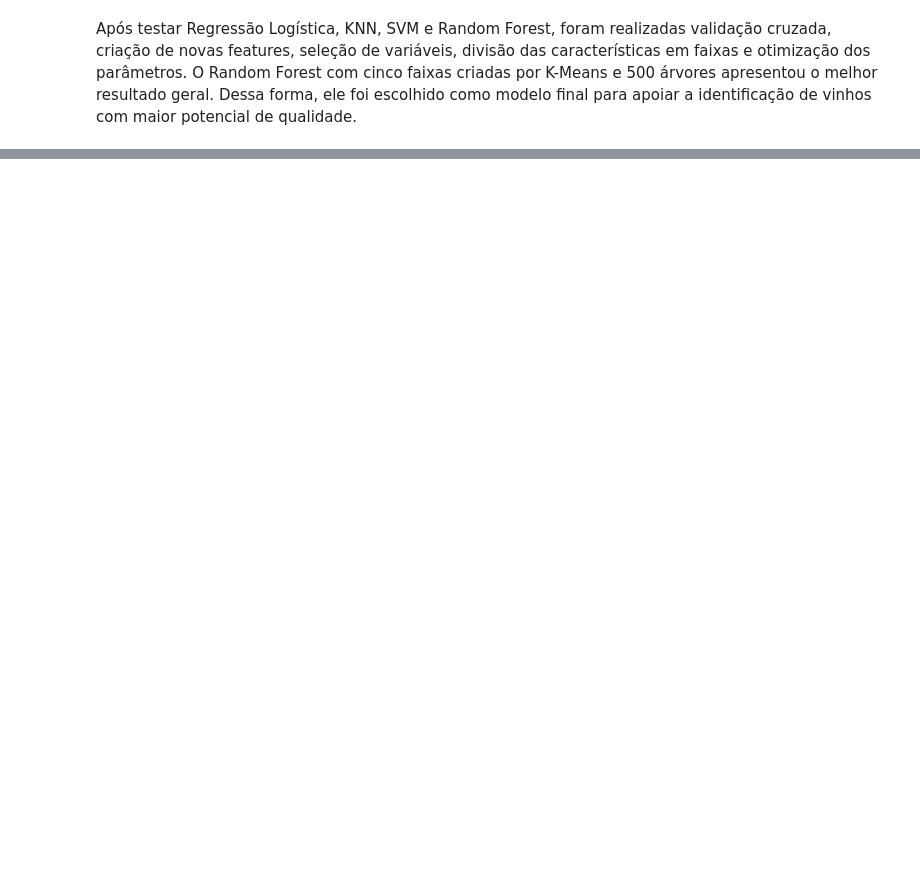
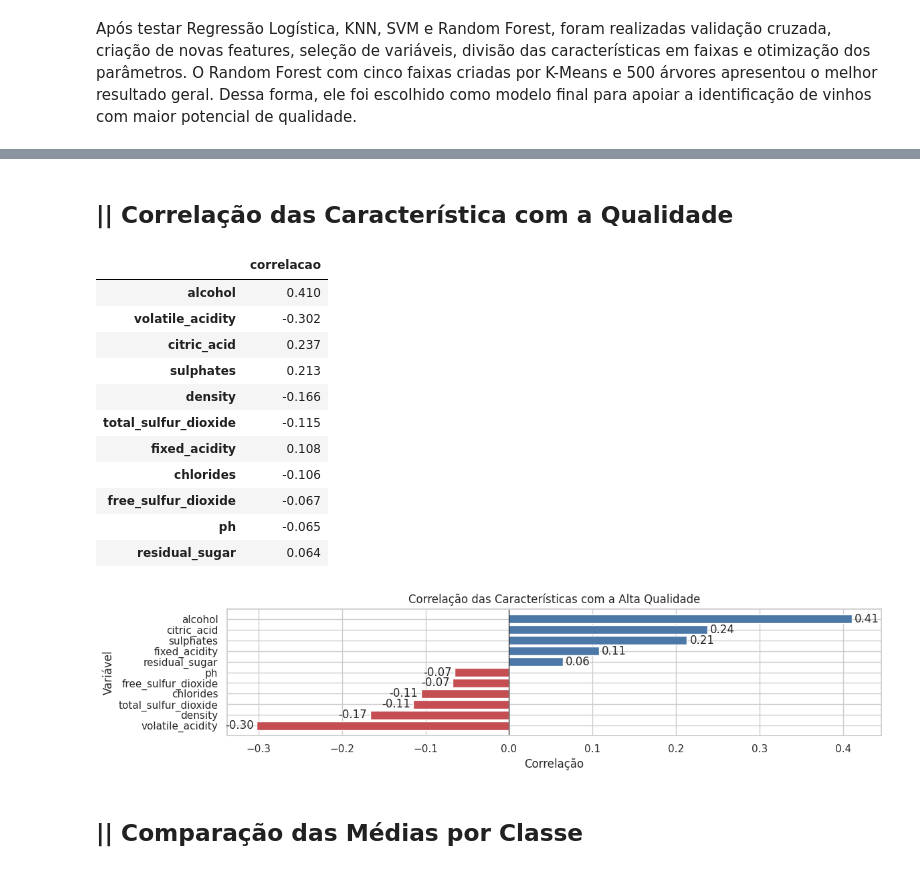
Before and after one commit to bsc1990/Cases-FIAP, a Jupyter notebook: case_vinhos_fiap.ipynb, the cells around one changed output, grey strips where cells are left out. Drawn from its saved outputs; the diff is of its cells as text; code cells hidden in the pictures; blank space fills up the shorter version.

```diff
--- a/case_vinhos_fiap.ipynb
+++ b/case_vinhos_fiap.ipynb
@@ -2505,0 +2908,80 @@ Após testar Regressão Logística, KNN, SVM e Random Forest, foram realizadas v
+# %% [markdown]
+## || Correlação das Característica com a Qualidade
+# %%
+
+# Tabela
+display(
+    correlacao_alta_qualidade
+    .sort_values(
+        key=abs,
+        ascending=False
+    )
+    .to_frame(
+        name='correlacao'
+    )
+    .style.format({
+        'correlacao': '{:.3f}'
+    })
+)
+
+
+# Gráfico
+correlacao_alta_qualidade = (
+    matriz_correlacao['alta_qualidade']
+    .drop([
+        'alta_qualidade',
+        'quality'
+    ])
+    .sort_values()
+)
+
+cores_correlacao = [
+    '#C44E52' if valor < 0
+    else '#4C78A8'
+    for valor in correlacao_alta_qualidade.values
+]
+
+plt.figure(figsize=(12, 3))
+
+barras = plt.barh(
+    correlacao_alta_qualidade.index,
+    correlacao_alta_qualidade.values,
+    color=cores_correlacao
+)
+
+plt.axvline(
+    0,
+    color='black',
+    linewidth=0.8
+)
+
+plt.bar_label(
+    barras,
+    fmt='%.2f',
+    padding=3
+)
+
+plt.title(
+    'Correlação das Características com a Alta Qualidade'
+)
+
+plt.xlabel('Correlação')
+plt.ylabel('Variável')
+plt.tight_layout()
+plt.show()
+# %% [output]
+|  | correlacao |
+| alcohol | 0.410 |
+| volatile_acidity | -0.302 |
+| citric_acid | 0.237 |
+| sulphates | 0.213 |
+| density | -0.166 |
+| total_sulfur_dioxide | -0.115 |
+| fixed_acidity | 0.108 |
+| chlorides | -0.106 |
+| free_sulfur_dioxide | -0.067 |
+| ph | -0.065 |
+| residual_sugar | 0.064 |
+[figure, added]
+# %% [markdown]
+## || Comparação das Médias por Classe
```
Also changed, not shown: parts of 19 cells of this notebook.
